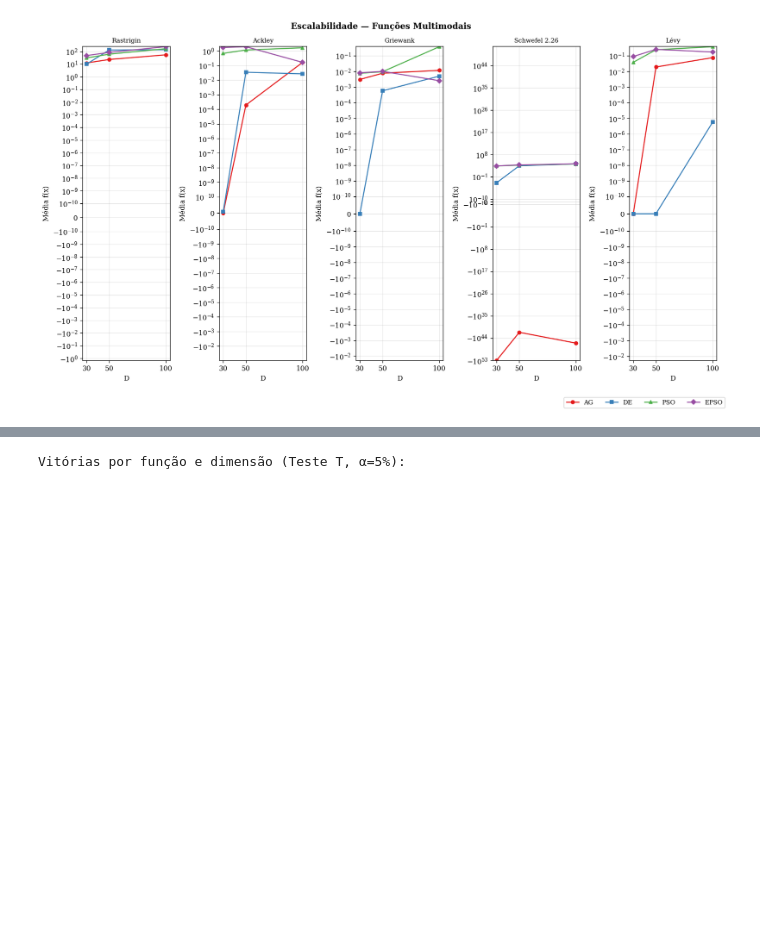
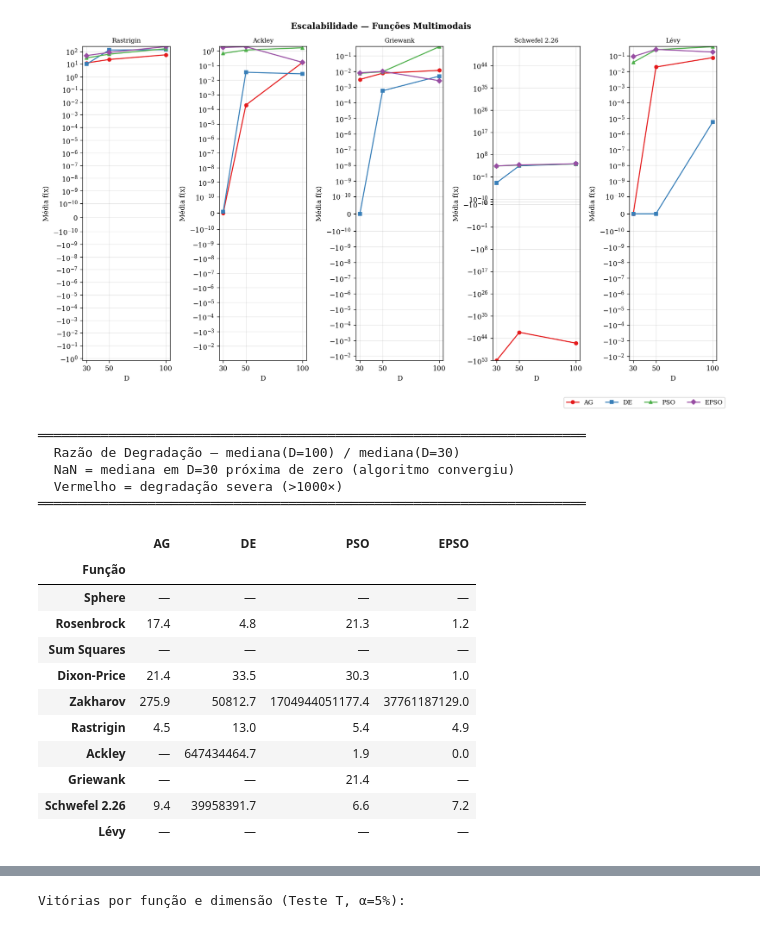
Before and after one commit to DaviMattos14/obsidian_notebook, a Jupyter notebook: Otimização com Metaheurísticas/Trabalho Final/analise_resultados.ipynb, the cells around one changed output, grey strips where cells are left out. Drawn from its saved outputs; the diff is of its cells as text; code cells hidden in the pictures; blank space fills up the shorter version.

```diff
--- a/Otimização com Metaheurísticas/Trabalho Final/analise_resultados.ipynb
+++ b/Otimização com Metaheurísticas/Trabalho Final/analise_resultados.ipynb
@@ -563,3 +848,66 @@ plot_escalabilidade(MULTIMODAIS, 'Escalabilidade — Funções Multimodais')
 # %% [output]
 [figure]
 [figure]
+# %%
+# Razão de degradação — mediana(D=100) / mediana(D=30)
+# Quanto maior, pior a escalabilidade do algoritmo naquela função.
+# Valores próximos de 1 indicam que o algoritmo escala bem.
+# Usa mediana para ser robusto a outliers.
+#
+# Nota: para funções onde mediana(D=30) ≈ 0 (ex: Sphere com PSO),
+# a razão é substituída por NaN para evitar divisão por zero.
+
+def razao_degradacao(alpha_zero=1e-12):
+    rows = []
+    for fn in FUNCOES:
+        row = {'Função': NOME_FUNCAO[fn]}
+        for alg in ALGORITMOS:
+            m30  = res[(res.algoritmo == alg) & (res.funcao == fn) & (res.dim == 30)]['best_f'].median()
+            m100 = res[(res.algoritmo == alg) & (res.funcao == fn) & (res.dim == 100)]['best_f'].median()
+            if abs(m30) < alpha_zero:
+                razao = np.nan  # denominador próximo de zero
+            else:
+                razao = m100 / m30
+            row[LABELS[alg]] = razao
+        rows.append(row)
+
+    df = pd.DataFrame(rows).set_index('Função')
+
+    # Highlight: células com maior razão (pior escalabilidade) em vermelho
+    def color_razao(val):
+        if pd.isna(val):
+            return 'background-color: #f0f0f0; color: gray'
+        if val > 1000:
+            return 'background-color: #ffcccc'
+        if val > 100:
+            return 'background-color: #ffe5cc'
+        if val > 10:
+            return 'background-color: #ffffcc'
+        return ''
+
+    print('\n' + '═'*70)
+    print('  Razão de Degradação — mediana(D=100) / mediana(D=30)')
+    print('  NaN = mediana em D=30 próxima de zero (algoritmo convergiu)')
+    print('  Vermelho = degradação severa (>1000×)')
+    print('═'*70)
+    display(df.style.map(color_razao).format('{:.1f}', na_rep='—'))
+
+razao_degradacao()
+# %% [output]
+══════════════════════════════════════════════════════════════════════
+  Razão de Degradação — mediana(D=100) / mediana(D=30)
+  NaN = mediana em D=30 próxima de zero (algoritmo convergiu)
+  Vermelho = degradação severa (>1000×)
+══════════════════════════════════════════════════════════════════════
+|  | AG | DE | PSO | EPSO |
+| Função |  |  |  |  |
+| Sphere | — | — | — | — |
+| Rosenbrock | 17.4 | 4.8 | 21.3 | 1.2 |
+| Sum Squares | — | — | — | — |
+| Dixon-Price | 21.4 | 33.5 | 30.3 | 1.0 |
+| Zakharov | 275.9 | 50812.7 | 1704944051177.4 | 37761187129.0 |
+| Rastrigin | 4.5 | 13.0 | 5.4 | 4.9 |
+| Ackley | — | 647434464.7 | 1.9 | 0.0 |
+| Griewank | — | — | 21.4 | — |
+| Schwefel 2.26 | 9.4 | 39958391.7 | 6.6 | 7.2 |
+| Lévy | — | — | — | — |
```
Also changed, not shown: parts of 19 cells of this notebook, 36 other files.
